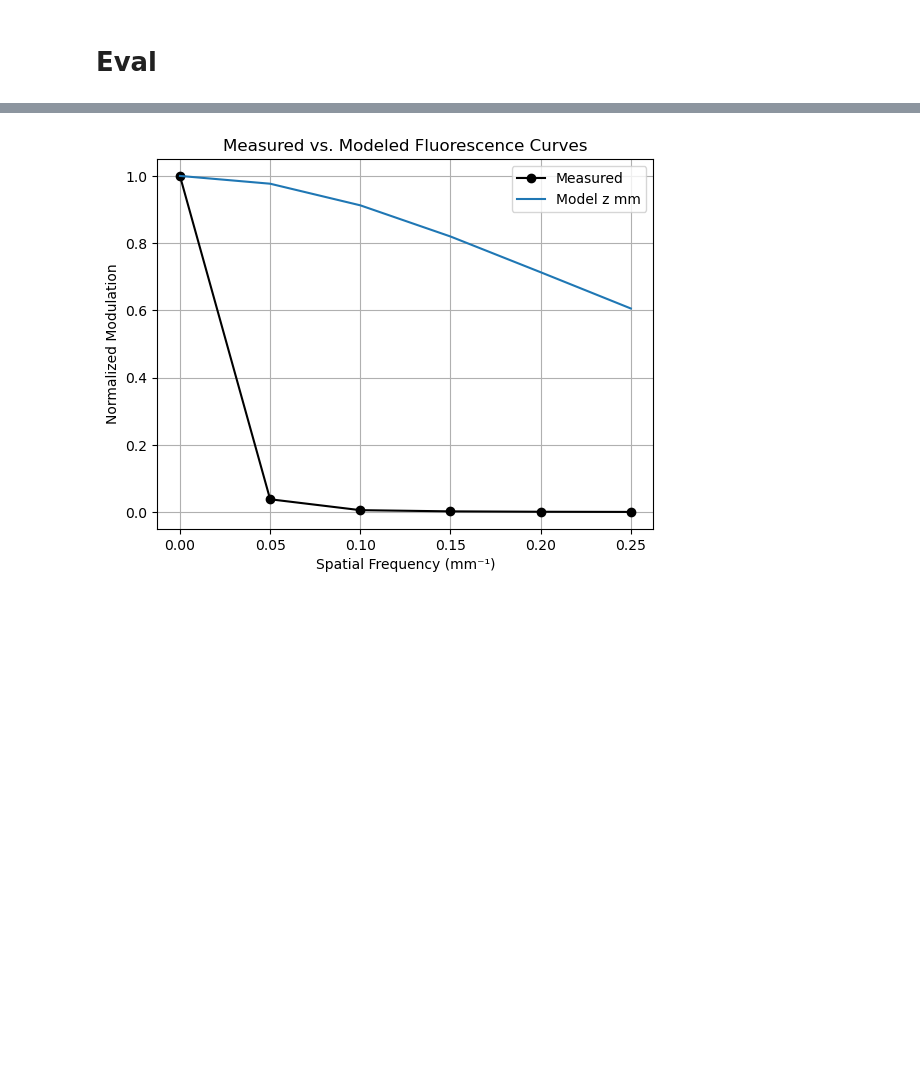
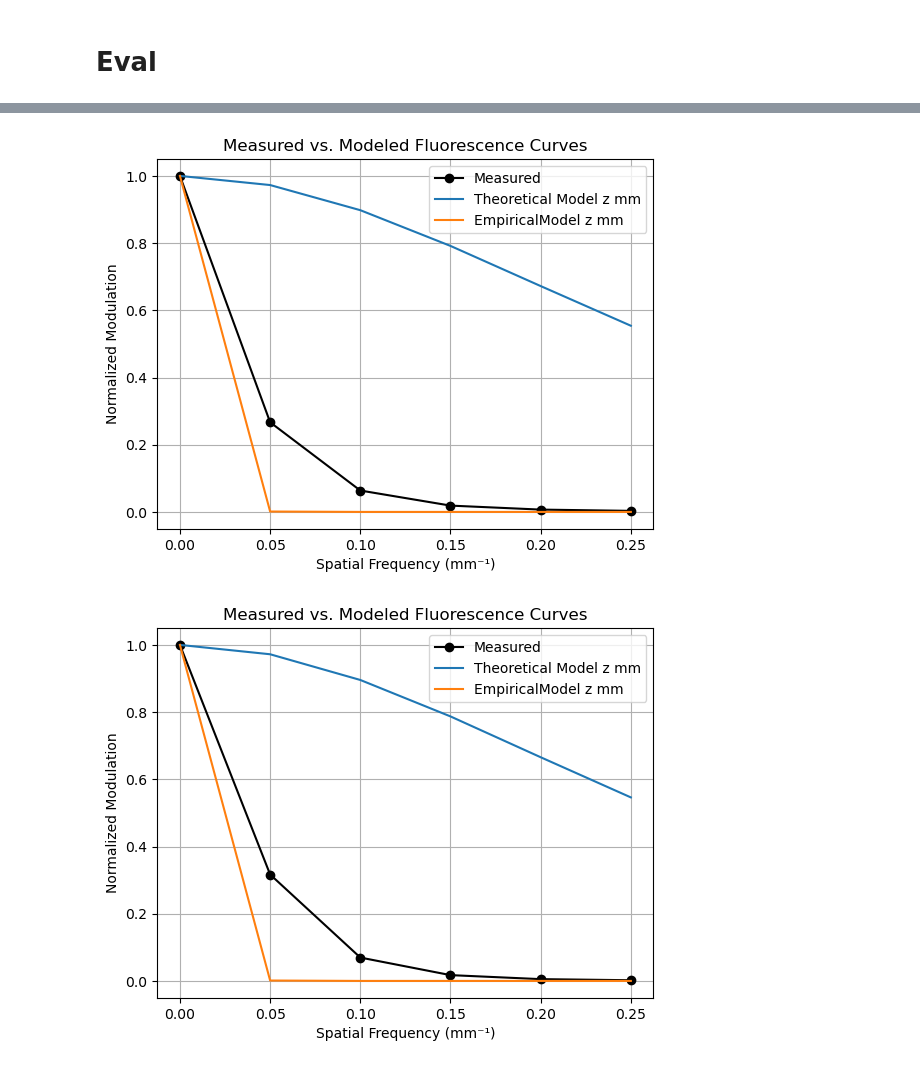
Before and after one commit to VictorH2208/gtx, a Jupyter notebook: numerical/qDFI.ipynb, the cells around one changed output, grey strips where cells are left out. Drawn from its saved outputs; the diff is of its cells as text; code cells hidden in the pictures; blank space fills up the shorter version.

```diff
--- a/numerical/qDFI.ipynb
+++ b/numerical/qDFI.ipynb
@@ -111,15 +228,0 @@ plot_modulation_curve(50, 50, s0_norm)
-# %%
-def plot_modulation_curve(x, y, f_norm):
-    mf_curve = f_norm[y, x, :]
-    plt.plot(fx, mf_curve, 'o-', label='Normalized Fluorescence')
-    plt.xlabel('Spatial Frequency (mm⁻¹)')
-    plt.ylabel('Normalized Modulation')
-    plt.title(f'Fluorescence Modulation Profile at Pixel ({x}, {y})')
-    plt.yscale('log')  # Set y-axis to logarithmic scale
-    plt.grid(True, which='both', linestyle='--', linewidth=0.5)
-    plt.legend()
-    plt.show()
-
-s0 = test_data['fluorescence'][15]
-s0_norm = normalization(s0)
-plot_modulation_curve(50, 50, s0_norm)
@@ -248,30 +348,49 @@ plt.show()
 # %%
-x, y = 5, 5
-mu_a = test_data['optical_props'][15, 45:55, 45:55, 0]
-mu_sp = test_data['optical_props'][15, 45:55, 45:55, 1]
-fluorescence = test_data['fluorescence'][15, 45:55, 45:55, :]
+def plot_modulation_curve(x, y, data, idx=2, data_type='cylinder'):
 
-roi = normalization(fluorescence)
+    if data_type == 'cylinder':
+        f = data['fluorescence']
+        mu_a = data['optical_props'][:, :, 0]
+        mu_sp = data['optical_props'][:, :, 1]
+    elif data_type == 'phantom':
+        f = data['fluorescence'][idx]
+        mu_a = data['optical_props'][idx, :, :, 0]
+        mu_sp = data['optical_props'][idx, :, :, 1]
+    elif data_type == 'dt':
+        f = data['fluorescence'][idx]
+        mu_a = data['optical_props'][idx, :, :, 0]
+        mu_sp = data['optical_props'][idx, :, :, 1]
+    else:
+        raise ValueError(f"Invalid data_type: {data_type}")
 
-mu_a = mu_a[y, x]
-mu_sp = mu_sp[y, x]
-norm_curve = f_norm[y, x, :]
-depth_mm = np.linspace(0.5, 15, 200)
-lut = generate_LUT(fx, depth_mm, mu_a, mu_sp)
+    f_norm = normalization(f)
 
-# lut = generate_LUT_emperical(fx, depth_mm, alpha=9)
+    mu_a = mu_a[y, x]
+    mu_sp = mu_sp[y, x]
+    norm_curve = f_norm[y, x, :]
 
-plt.plot(fx, norm_curve, 'ko-', label='Measured')
+    depth_mm = np.linspace(0.5, 15, 200)
+    lut = generate_LUT(fx, depth_mm, mu_a, mu_sp)
+    lut2 = generate_LUT_emperical(fx, depth_mm, alpha=9)
 
-for z, curve in lut.items():
-    if z in [1, 3, 5, 7, 9, 11, 13, 15]:
-        plt.plot(fx, curve, label=f'Model z mm')
+    plt.plot(fx, norm_curve, 'ko-', label='Measured')
+    for z, curve in lut.items():
+        if z in [1, 3, 5, 7, 9, 11, 13, 15]:
+            plt.plot(fx, curve, label=f'Theoretical Model z mm')
 
-plt.xlabel('Spatial Frequency (mm⁻¹)')
-plt.ylabel('Normalized Modulation')
-plt.legend()
-plt.title('Measured vs. Modeled Fluorescence Curves')
-plt.grid(True)
-plt.show()
+    for z, curve in lut2.items():
+        if z in [1, 3, 5, 7, 9, 11, 13, 15]:
+            plt.plot(fx, curve, label=f'EmpiricalModel z mm')
+
+    plt.xlabel('Spatial Frequency (mm⁻¹)')
+    plt.ylabel('Normalized Modulation')
+    plt.legend()
+    plt.title('Measured vs. Modeled Fluorescence Curves')
+    plt.grid(True)
+    plt.show()
+
+plot_modulation_curve(50, 50, cylinder_data_r1, idx=2, data_type='cylinder')
+plot_modulation_curve(50, 50, cylinder_data_r2, idx=2, data_type='cylinder')
 # %% [output]
-[figure, old version]
+[figure, new version]
+[figure, added]
```
Also changed, not shown: parts of 21 cells of this notebook, 2 other files.
